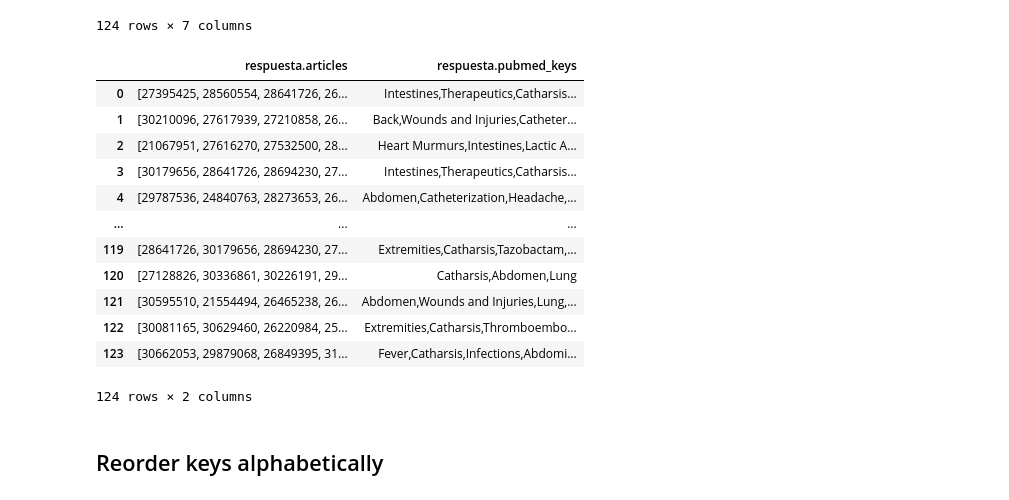
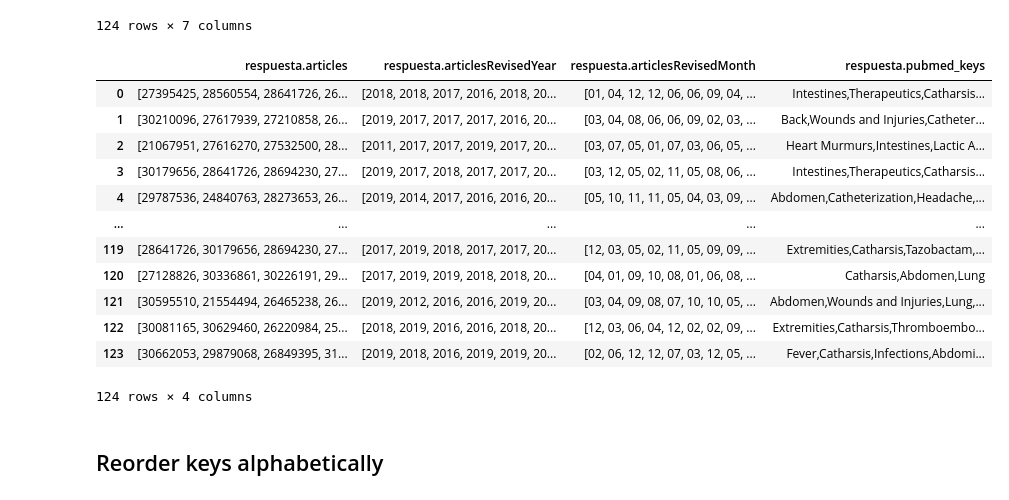
Before and after one commit to neburs/HOPE_rank_predictor, a Jupyter notebook: S0 - HOPE extract data.ipynb, the cells around one changed output. Cells and saved outputs as stored; diff of their text form; code cells hidden in the pictures.

Commit message:
extract date from articles

```diff
--- a/S0 - HOPE extract data.ipynb
+++ b/S0 - HOPE extract data.ipynb
@@ -76,36 +76,46 @@ pedidosData
 # %%
 # Flatterin column "respuesta"
 
 def get_articles_from_respuesta(ld):
     jsonData = json.loads(ld)
     pubmedKeys = jsonData['data']['attributes']['pubmed_mt_opt']
     if pubmedKeys is None : pubmedKeys = []
 
     articles = list(jsonData['data']['attributes']['pubmed']['articles'])
     articlesIDs = []
+    articlesRevisedYear = []
+    articlesRevisedMonth = []
     for article in articles:
         articlesIDs.append(article['id'])
+        articlesRevisedYear.append(article['revisedDate']['Year'])
+        articlesRevisedMonth.append(article['revisedDate']['Month'])
 
-    return dict({'articles': articlesIDs, 'pubmed_keys': ','.join(pubmedKeys)})
+
+    return dict({
+        'articles': articlesIDs,
+        'articlesRevisedYear': articlesRevisedYear,
+        'articlesRevisedMonth': articlesRevisedMonth,
+        'pubmed_keys': ','.join(pubmedKeys)
+    })
 
 
 respuestaData = json_normalize(df['respuesta'].apply(get_articles_from_respuesta).tolist()).add_prefix('respuesta.')
 
 respuestaData
 # %% [output]
-|  | respuesta.articles | respuesta.pubmed_keys |
-| 0 | [27395425, 28560554, 28641726, 26... | Intestines,Therapeutics,Catharsis... |
-| 1 | [30210096, 27617939, 27210858, 26... | Back,Wounds and Injuries,Catheter... |
-| 2 | [21067951, 27616270, 27532500, 28... | Heart Murmurs,Intestines,Lactic A... |
-| 3 | [30179656, 28641726, 28694230, 27... | Intestines,Therapeutics,Catharsis... |
-| 4 | [29787536, 24840763, 28273653, 26... | Abdomen,Catheterization,Headache,... |
-| ... | ... | ... |
-| 119 | [28641726, 30179656, 28694230, 27... | Extremities,Catharsis,Tazobactam,... |
-| 120 | [27128826, 30336861, 30226191, 29... | Catharsis,Abdomen,Lung |
-| 121 | [30595510, 21554494, 26465238, 26... | Abdomen,Wounds and Injuries,Lung,... |
-| 122 | [30081165, 30629460, 26220984, 25... | Extremities,Catharsis,Thromboembo... |
-| 123 | [30662053, 29879068, 26849395, 31... | Fever,Catharsis,Infections,Abdomi... |
+|  | respuesta.articles | respuesta.articlesRevisedYear | respuesta.articlesRevisedMonth | respuesta.pubmed_keys |
+| 0 | [27395425, 28560554, 28641726, 26... | [2018, 2018, 2017, 2016, 2018, 20... | [01, 04, 12, 12, 06, 06, 09, 04, ... | Intestines,Therapeutics,Catharsis... |
+| 1 | [30210096, 27617939, 27210858, 26... | [2019, 2017, 2017, 2017, 2016, 20... | [03, 04, 08, 06, 06, 09, 02, 03, ... | Back,Wounds and Injuries,Catheter... |
+| 2 | [21067951, 27616270, 27532500, 28... | [2011, 2017, 2017, 2019, 2017, 20... | [03, 07, 05, 01, 07, 03, 06, 05, ... | Heart Murmurs,Intestines,Lactic A... |
+| 3 | [30179656, 28641726, 28694230, 27... | [2019, 2017, 2018, 2017, 2017, 20... | [03, 12, 05, 02, 11, 05, 08, 06, ... | Intestines,Therapeutics,Catharsis... |
+| 4 | [29787536, 24840763, 28273653, 26... | [2019, 2014, 2017, 2016, 2016, 20... | [05, 10, 11, 11, 05, 04, 03, 09, ... | Abdomen,Catheterization,Headache,... |
+| ... | ... | ... | ... | ... |
+| 119 | [28641726, 30179656, 28694230, 27... | [2017, 2019, 2018, 2017, 2017, 20... | [12, 03, 05, 02, 11, 05, 09, 09, ... | Extremities,Catharsis,Tazobactam,... |
+| 120 | [27128826, 30336861, 30226191, 29... | [2017, 2019, 2019, 2018, 2018, 20... | [04, 01, 09, 10, 08, 01, 06, 08, ... | Catharsis,Abdomen,Lung |
+| 121 | [30595510, 21554494, 26465238, 26... | [2019, 2012, 2016, 2016, 2019, 20... | [03, 04, 09, 08, 07, 10, 10, 05, ... | Abdomen,Wounds and Injuries,Lung,... |
+| 122 | [30081165, 30629460, 26220984, 25... | [2018, 2019, 2016, 2016, 2018, 20... | [12, 03, 06, 04, 12, 02, 02, 09, ... | Extremities,Catharsis,Thromboembo... |
+| 123 | [30662053, 29879068, 26849395, 31... | [2019, 2018, 2016, 2019, 2019, 20... | [02, 06, 12, 12, 07, 03, 12, 05, ... | Fever,Catharsis,Infections,Abdomi... |
-124 rows × 2 columns
+124 rows × 4 columns
 # %% [markdown]
 ## Reorder keys alphabetically
 # %%
```
Also changed, not shown: parts of 8 cells of this notebook, 2 other files.
